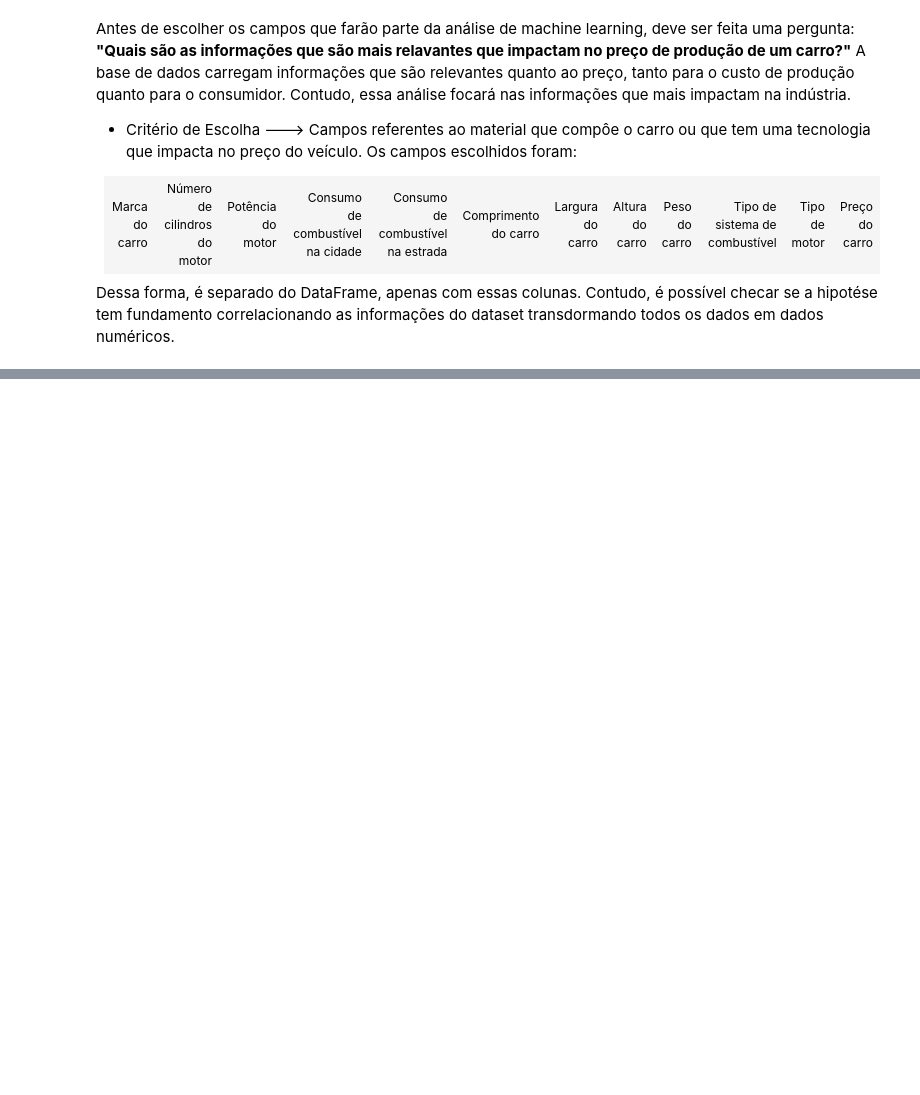
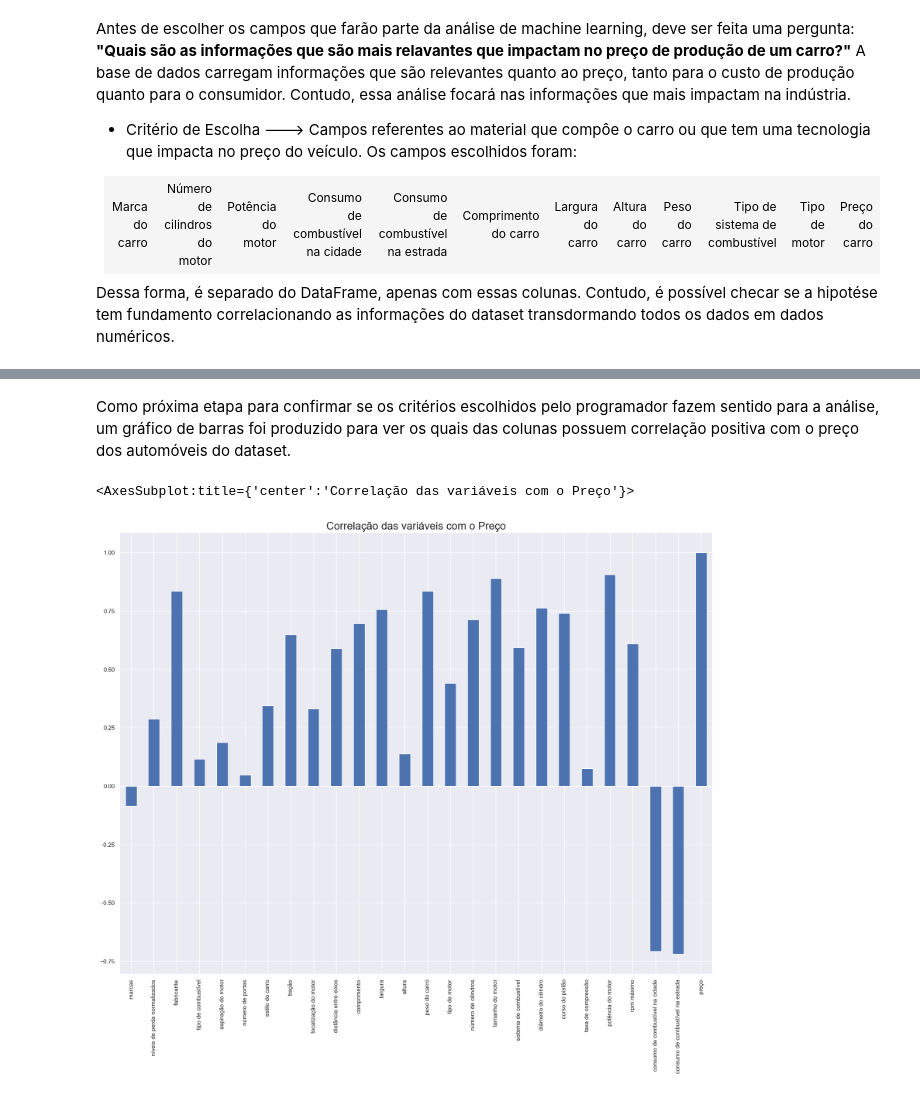
Before and after one commit to dimitriribeiro/predicting-prices, a Jupyter notebook: pricing-preditivo.ipynb, the cells around one changed output, grey strips where cells are left out. Cells and saved outputs as stored; diff of their text form; code cells hidden in the pictures; blank space fills up the shorter version.

```diff
--- a/pricing-preditivo.ipynb
+++ b/pricing-preditivo.ipynb
@@ -310,0 +313,10 @@ sns.heatmap(correlacao, annot=True, fmt='.2f', cmap='coolwarm', annot_kws={'font
+# %% [markdown]
+Como próxima etapa para confirmar se os critérios escolhidos pelo programador fazem sentido para a análise, um gráfico de barras foi produzido para ver os quais das colunas possuem correlação positiva com o preço dos automóveis do dataset.
+# %%
+corr_precos = correlacao.iloc[-1,:]
+plt.figure(figsize=(20,15))
+plt.title('Correlação das variáveis com o Preço', fontsize=20)
+corr_precos.plot(kind='bar')
+# %% [output]
+<AxesSubplot:title={'center':'Correlação das variáveis com o Preço'}>
+[figure, added]
```
Also changed, not shown: parts of 28 cells of this notebook.
